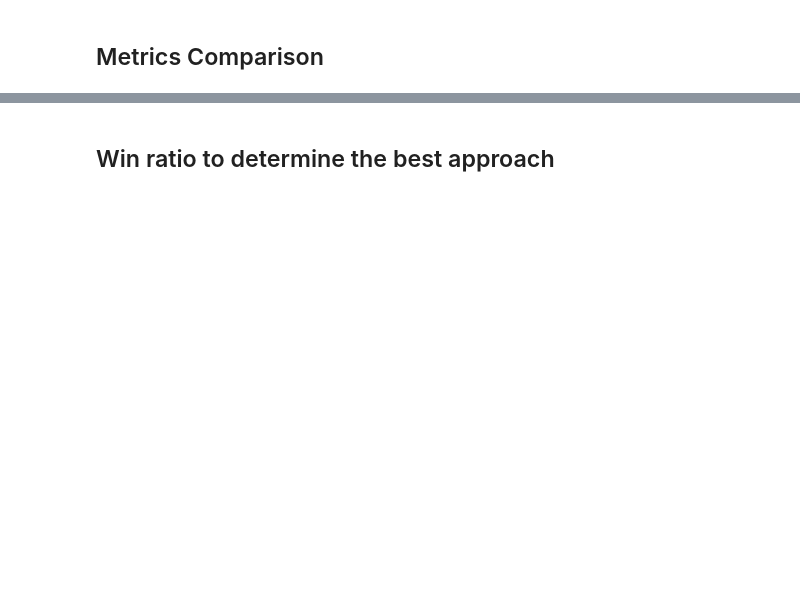
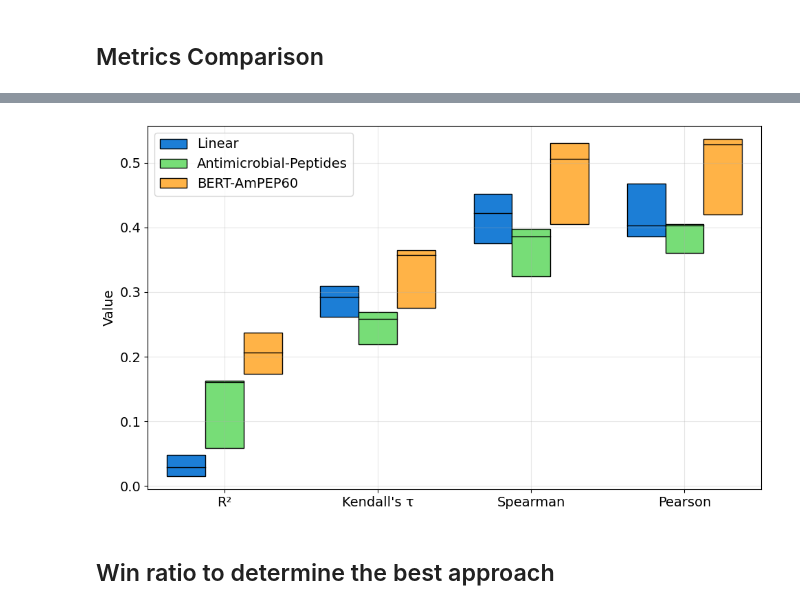
Before and after one commit to anthol42/QMAP, a Jupyter notebook: eval_prev_works/full_hemolytic.ipynb, the cells around one changed output, grey strips where cells are left out. Cells and saved outputs as stored; diff of their text form; code cells hidden in the pictures; blank space fills up the shorter version.

```diff
--- a/eval_prev_works/full_hemolytic.ipynb
+++ b/eval_prev_works/full_hemolytic.ipynb
@@ -88,3 +91,8 @@ plt.savefig("figs/hemo_metrics_comparison_60.svg")
+# %%
+plot_all_metrics(['r2', 'kendalls_tau', 'spearman', 'pearson'], ["R²", "Kendall's τ", "Spearman", "Pearson"])
+plt.savefig('figs/metrics_corr_60.svg')
+# %% [output]
+[figure, added]
 # %% [markdown]
 ## Win ratio to determine the best approach
 # %%
```
Also changed, not shown: parts of 8 cells of this notebook, 15 other files.
